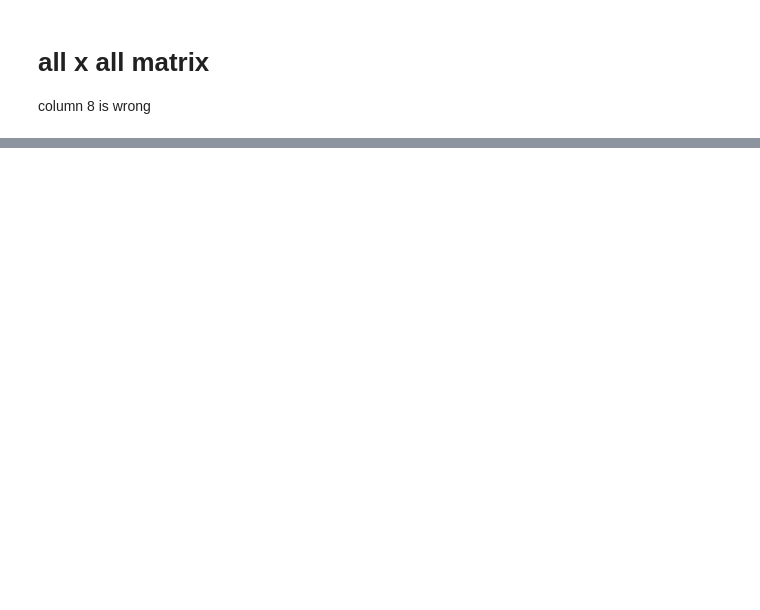
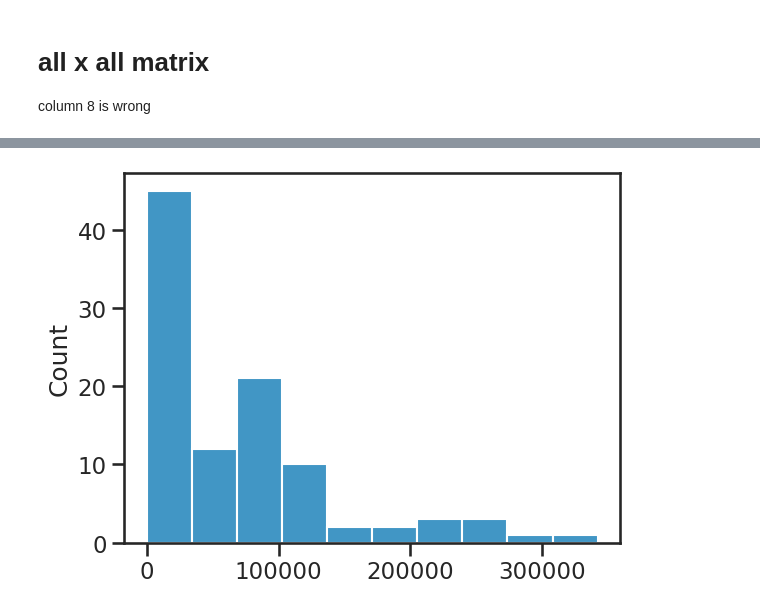
Before and after one commit to proleu/ppigraphx, a Jupyter notebook: 02_affinity_matrix_to_graph.ipynb, the cells around one changed output, grey strips where cells are left out. Cells and saved outputs as stored; diff of their text form; code cells hidden in the pictures; blank space fills up the shorter version.

```diff
--- a/02_affinity_matrix_to_graph.ipynb
+++ b/02_affinity_matrix_to_graph.ipynb
@@ -94,0 +104,7 @@ plt.show()
+# %%
+# get distribution of data
+flat = allxall.flatten() #.reshape([1,100])
+_ = sns.histplot(flat, bins="auto")
+plt.show()
+# %% [output]
+[figure, added]
```
Also changed, not shown: parts of 6 cells of this notebook.
